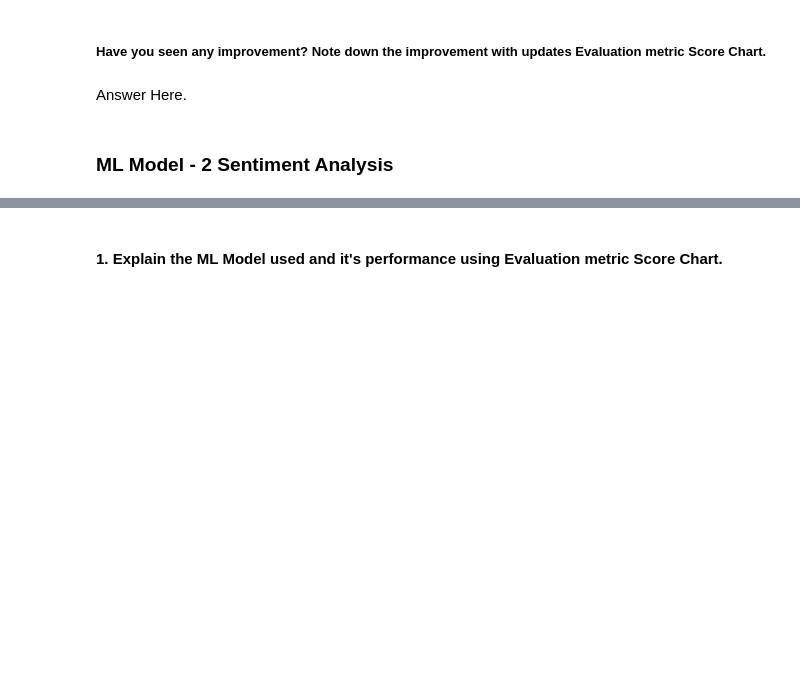
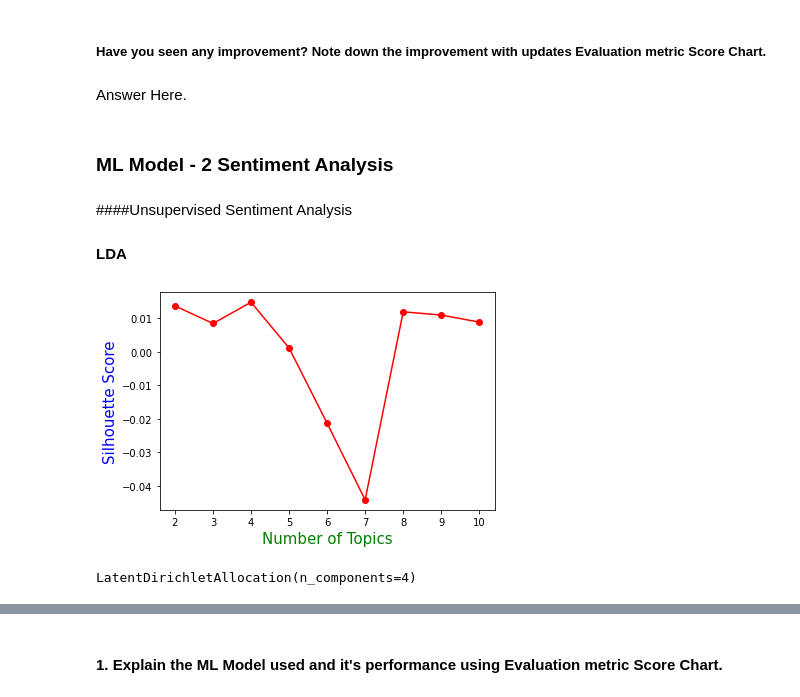
Before and after one commit to abhinav4201/UnSupervised-ML-Zomato-Restaurant-Clustering-and-Sentiment-Analysis, a Jupyter notebook: UnSupervised_ML_Zomato_Restaurant_Clustering_and_Sentiment_Analysis_capstone_project_4.ipynb, the cells around one changed output, grey strips where cells are left out. Drawn from its saved outputs; the diff is of its cells as text; code cells hidden in the pictures; blank space fills up the shorter version.

```diff
--- a/UnSupervised_ML_Zomato_Restaurant_Clustering_and_Sentiment_Analysis_capstone_project_4.ipynb
+++ b/UnSupervised_ML_Zomato_Restaurant_Clustering_and_Sentiment_Analysis_capstone_project_4.ipynb
@@ -2798,3 +2855,33 @@ Answer Here.
 Answer Here.
 # %% [markdown]
 ### ML Model - 2 Sentiment Analysis
+# %% [markdown]
+####Unsupervised Sentiment Analysis
+# %% [markdown]
+**LDA**
+# %%
+#calculating silhouette score for n_component
+from sklearn.metrics import silhouette_score
+
+topic_range = range(2, 11)
+silhouette_scores = []
+
+for n_components in topic_range:
+    lda = LatentDirichletAllocation(n_components=n_components)
+    lda.fit(X)
+    labels = lda.transform(X).argmax(axis=1)
+    silhouette_scores.append(silhouette_score(X, labels))
+# %%
+#plotting silhouette score
+plt.plot(topic_range, silhouette_scores, marker ='o', color='red')
+plt.xlabel('Number of Topics', size = 15, color = 'green')
+plt.ylabel('Silhouette Score', size = 15, color = 'blue')
+plt.show()
+# %% [output]
+[figure, added]
+# %%
+# LDA model
+lda = LatentDirichletAllocation(n_components=4)
+lda.fit(X)
+# %% [output]
+LatentDirichletAllocation(n_components=4)
```
Also changed, not shown: parts of 67 cells of this notebook.
